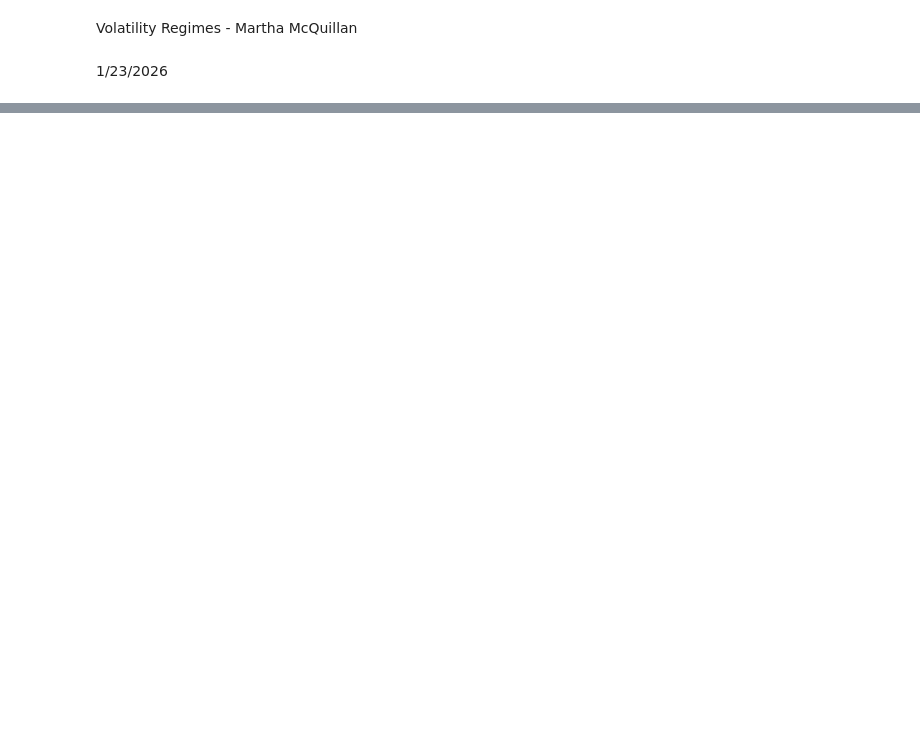
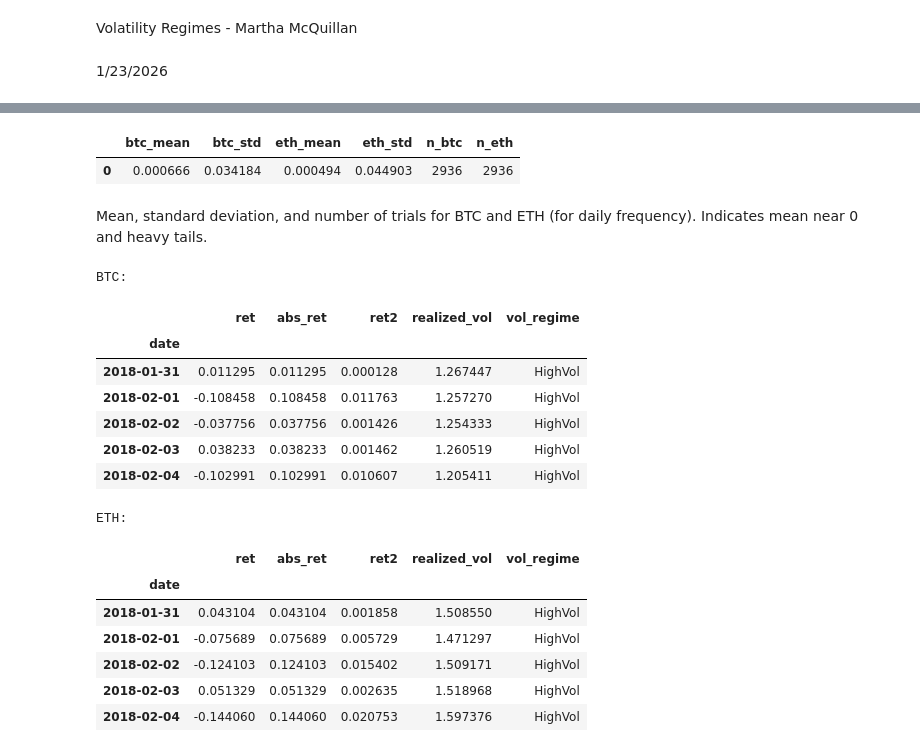
Before and after one commit to m4rthaswur1d/crypto-arima, a Jupyter notebook: notebooks/03_volatility_regimes.ipynb, the cells around one changed output, grey strips where cells are left out. Saved outputs shown, nothing was run; the diff lists cells and outputs as text; code cells hidden in the pictures; blank space fills up the shorter version.

```diff
--- a/notebooks/03_volatility_regimes.ipynb
+++ b/notebooks/03_volatility_regimes.ipynb
@@ -10,0 +44,42 @@ sys.path.append(str(ROOT))
+# %%
+pd.DataFrame({
+    "btc_mean": [btc.mean()],
+    "btc_std": [btc.std()],
+    "eth_mean": [eth.mean()],
+    "eth_std": [eth.std()],
+    "n_btc": [len(btc)],
+    "n_eth": [len(eth)],
+})
+# %% [output]
+|  | btc_mean | btc_std | eth_mean | eth_std | n_btc | n_eth |
+| 0 | 0.000666 | 0.034184 | 0.000494 | 0.044903 | 2936 | 2936 |
+# %% [markdown]
+Mean, standard deviation, and number of trials for BTC and ETH (for daily frequency). Indicates mean near 0 and heavy tails.
+# %%
+cfg = VolRegimeConfig(window=30, q_low=0.33, q_high=0.67)
+
+btc_df = build_regime_frame(btc, cfg)
+eth_df = build_regime_frame(eth, cfg)
+
+print("BTC:")
+display(btc_df.head())
+
+print("ETH:")
+display(eth_df.head())
+# %% [output]
+BTC:
+|  | ret | abs_ret | ret2 | realized_vol | vol_regime |
+| date |  |  |  |  |  |
+| 2018-01-31 | 0.011295 | 0.011295 | 0.000128 | 1.267447 | HighVol |
+| 2018-02-01 | -0.108458 | 0.108458 | 0.011763 | 1.257270 | HighVol |
+| 2018-02-02 | -0.037756 | 0.037756 | 0.001426 | 1.254333 | HighVol |
+| 2018-02-03 | 0.038233 | 0.038233 | 0.001462 | 1.260519 | HighVol |
+| 2018-02-04 | -0.102991 | 0.102991 | 0.010607 | 1.205411 | HighVol |
+ETH:
+|  | ret | abs_ret | ret2 | realized_vol | vol_regime |
+| date |  |  |  |  |  |
+| 2018-01-31 | 0.043104 | 0.043104 | 0.001858 | 1.508550 | HighVol |
+| 2018-02-01 | -0.075689 | 0.075689 | 0.005729 | 1.471297 | HighVol |
+| 2018-02-02 | -0.124103 | 0.124103 | 0.015402 | 1.509171 | HighVol |
+| 2018-02-03 | 0.051329 | 0.051329 | 0.002635 | 1.518968 | HighVol |
+| 2018-02-04 | -0.144060 | 0.144060 | 0.020753 | 1.597376 | HighVol |
```
Also changed, not shown: parts of 13 cells of this notebook, 4 other files.
